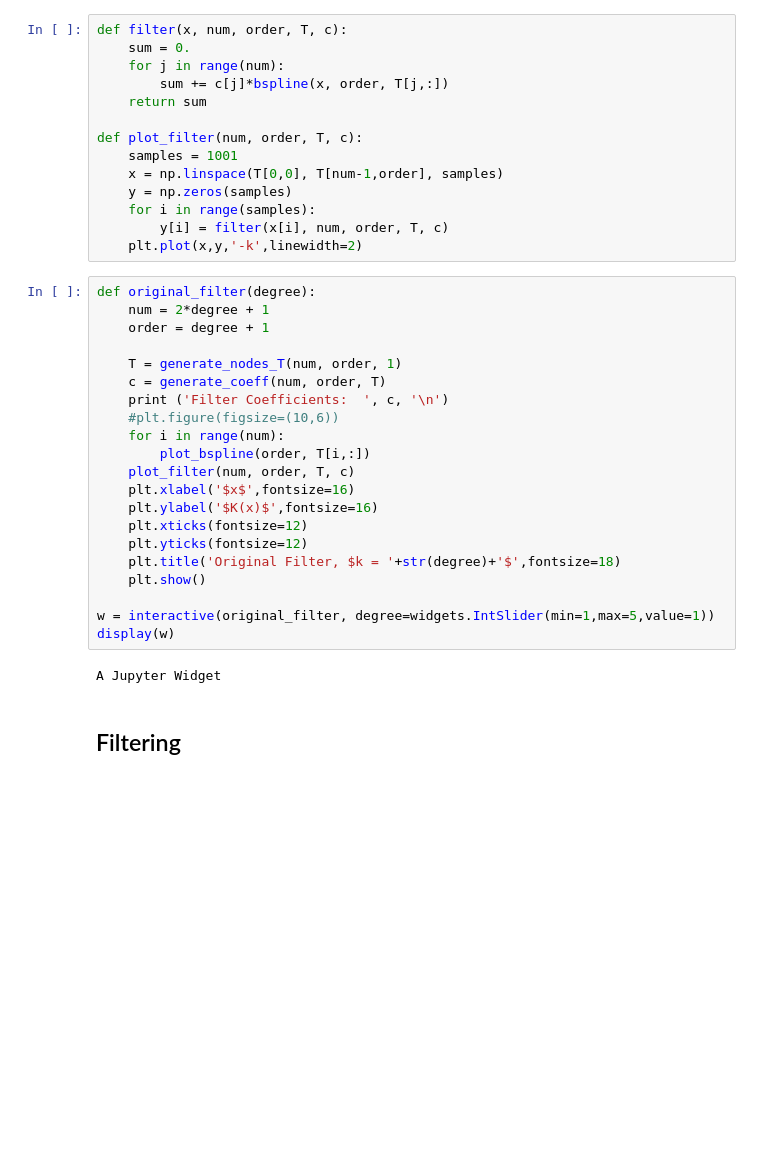
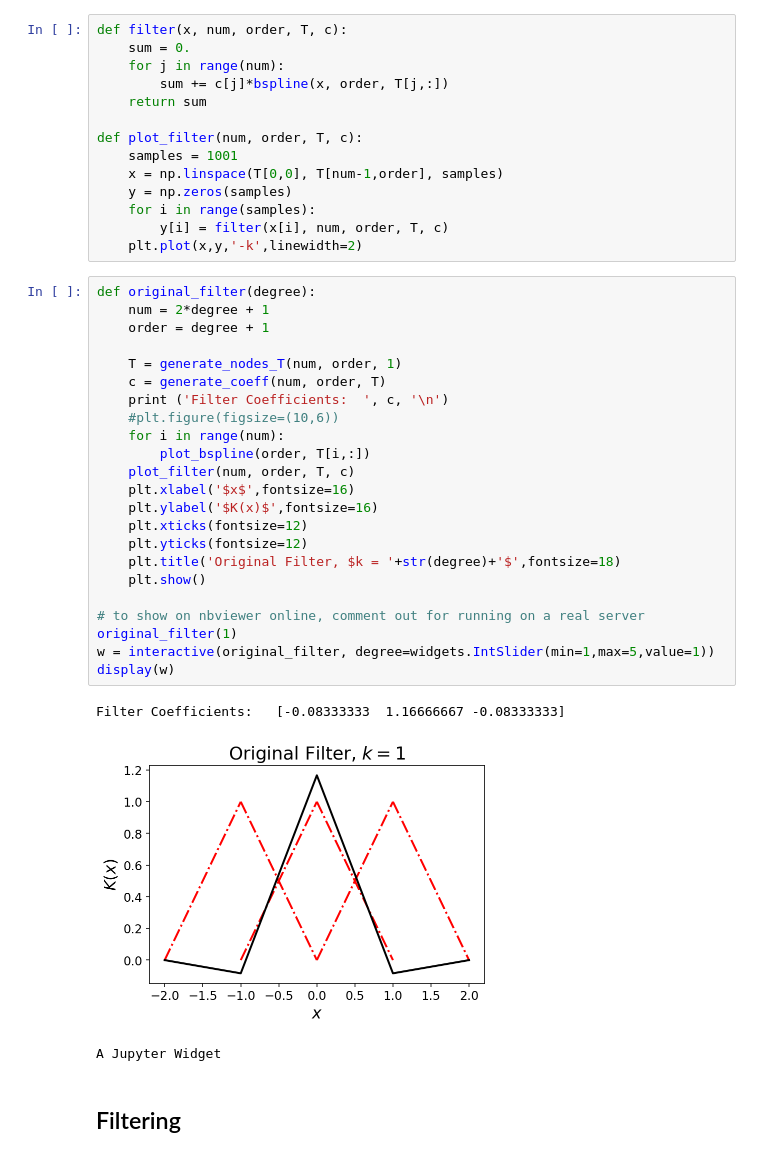
Before and after one commit to xiaozhouli/Jupyter, a Jupyter notebook: Tutorial_of_Filtering/SIAC_Filtering.ipynb, the cells around one changed output. Saved outputs shown, nothing was run; the diff lists cells and outputs as text; blank space fills up the shorter version.

Commit message:
changed to be shown on nbviewer, stupid

```diff
--- a/Tutorial_of_Filtering/SIAC_Filtering.ipynb
+++ b/Tutorial_of_Filtering/SIAC_Filtering.ipynb
@@ -220,26 +220,30 @@ def plot_filter(num, order, T, c):
 # %%
 def original_filter(degree):
     num = 2*degree + 1
     order = degree + 1
 
     T = generate_nodes_T(num, order, 1)
     c = generate_coeff(num, order, T)
     print ('Filter Coefficients:  ', c, '\n')
     #plt.figure(figsize=(10,6))
     for i in range(num):
         plot_bspline(order, T[i,:])
     plot_filter(num, order, T, c)
     plt.xlabel('$x$',fontsize=16)
     plt.ylabel('$K(x)$',fontsize=16)
     plt.xticks(fontsize=12)
     plt.yticks(fontsize=12)
     plt.title('Original Filter, $k = '+str(degree)+'$',fontsize=18)
     plt.show()
 
+# to show on nbviewer online, comment out for running on a real server
+original_filter(1)
 w = interactive(original_filter, degree=widgets.IntSlider(min=1,max=5,value=1))
 display(w)
 # %% [output]
-A Jupyter Widget
+Filter Coefficients:   [-0.08333333  1.16666667 -0.08333333]
+[figure, added]
+A Jupyter Widget
 # %% [markdown]
 ## Filtering
 # %% [markdown]
```
Also changed, not shown: parts of 5 cells of this notebook.
